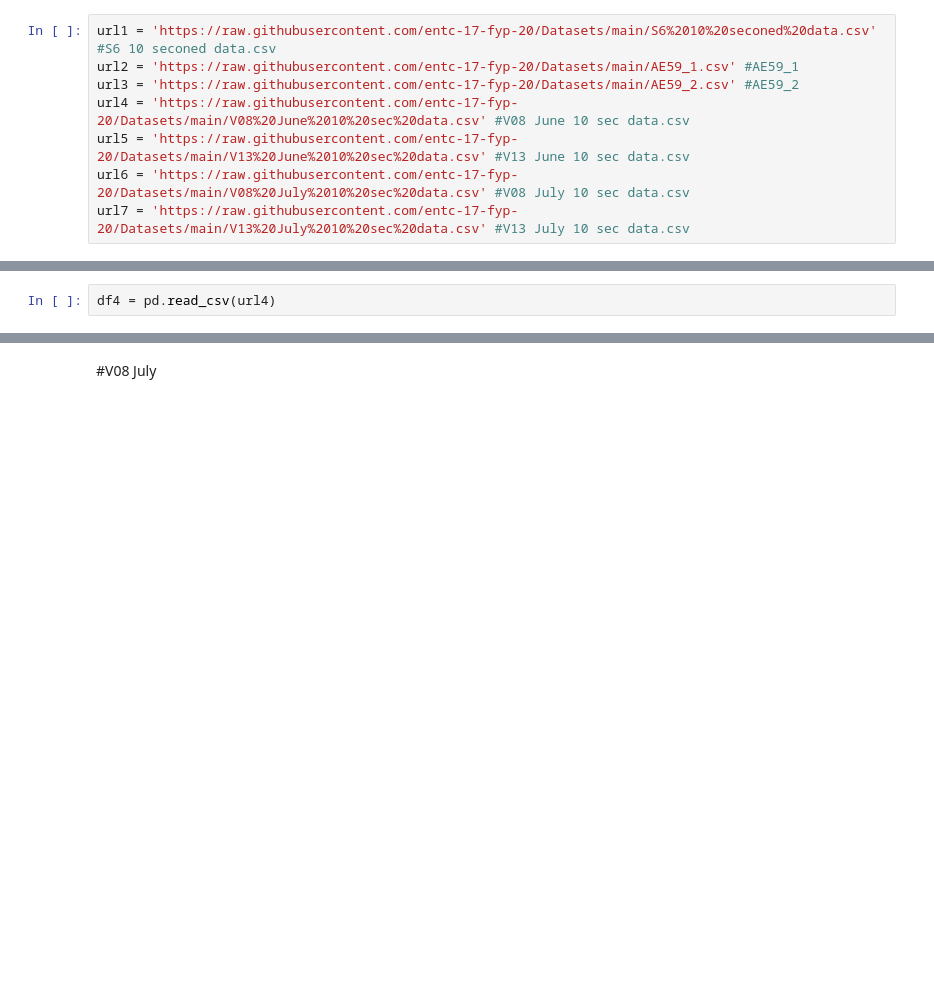
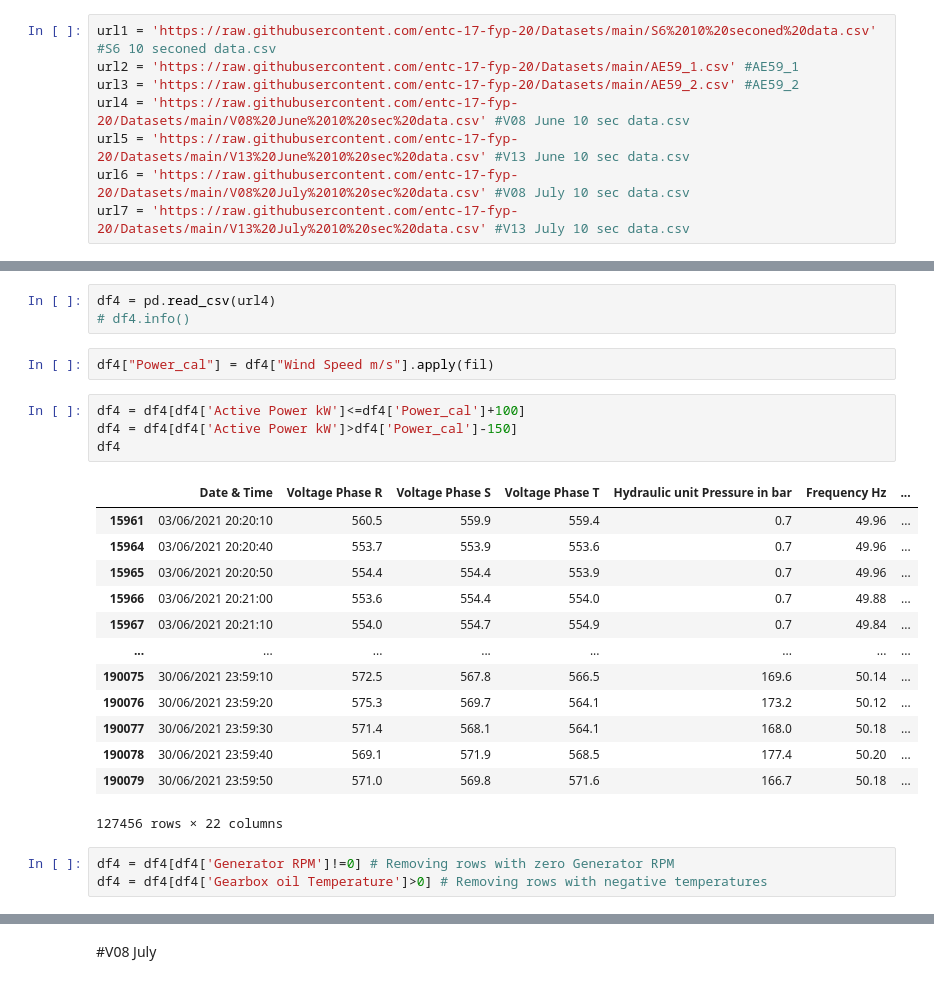
Before and after one commit to entc-17-fyp-20/CM_Data_Visualizing, a Jupyter notebook: Preprocessing.ipynb, the cells around one changed output, grey strips where cells are left out. Saved outputs shown, nothing was run; the diff lists cells and outputs as text; blank space fills up the shorter version.

```diff
--- a/Preprocessing.ipynb
+++ b/Preprocessing.ipynb
@@ -21,2 +53,26 @@ url7 = 'https://raw.githubusercontent.com/entc-17-fyp-20/Datasets/main/V13%20Jul
 # %%
 df4 = pd.read_csv(url4)
+# df4.info()
+# %%
+df4["Power_cal"] = df4["Wind Speed m/s"].apply(fil)
+# %%
+df4 = df4[df4['Active Power kW']<=df4['Power_cal']+100]
+df4 = df4[df4['Active Power kW']>df4['Power_cal']-150]
+df4
+# %% [output]
+|  | Date & Time | Voltage Phase R | Voltage Phase S | Voltage Phase T | Hydraulic unit Pressure in bar | Frequency Hz | ... |
+| 15961 | 03/06/2021 20:20:10 | 560.5 | 559.9 | 559.4 | 0.7 | 49.96 | ... |
+| 15964 | 03/06/2021 20:20:40 | 553.7 | 553.9 | 553.6 | 0.7 | 49.96 | ... |
+| 15965 | 03/06/2021 20:20:50 | 554.4 | 554.4 | 553.9 | 0.7 | 49.96 | ... |
+| 15966 | 03/06/2021 20:21:00 | 553.6 | 554.4 | 554.0 | 0.7 | 49.88 | ... |
+| 15967 | 03/06/2021 20:21:10 | 554.0 | 554.7 | 554.9 | 0.7 | 49.84 | ... |
+| ... | ... | ... | ... | ... | ... | ... | ... |
+| 190075 | 30/06/2021 23:59:10 | 572.5 | 567.8 | 566.5 | 169.6 | 50.14 | ... |
+| 190076 | 30/06/2021 23:59:20 | 575.3 | 569.7 | 564.1 | 173.2 | 50.12 | ... |
+| 190077 | 30/06/2021 23:59:30 | 571.4 | 568.1 | 564.1 | 168.0 | 50.18 | ... |
+| 190078 | 30/06/2021 23:59:40 | 569.1 | 571.9 | 568.5 | 177.4 | 50.20 | ... |
+| 190079 | 30/06/2021 23:59:50 | 571.0 | 569.8 | 571.6 | 166.7 | 50.18 | ... |
+127456 rows × 22 columns
+# %%
+df4 = df4[df4['Generator RPM']!=0] # Removing rows with zero Generator RPM
+df4 = df4[df4['Gearbox oil Temperature']>0] # Removing rows with negative temperatures
```
Also changed, not shown: parts of 31 cells of this notebook.
